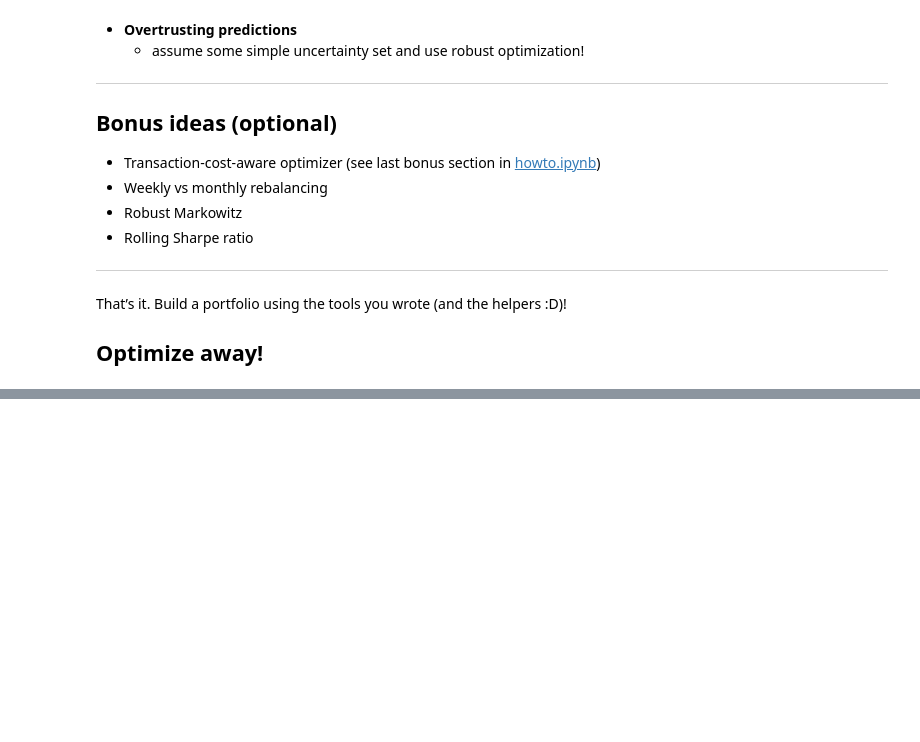
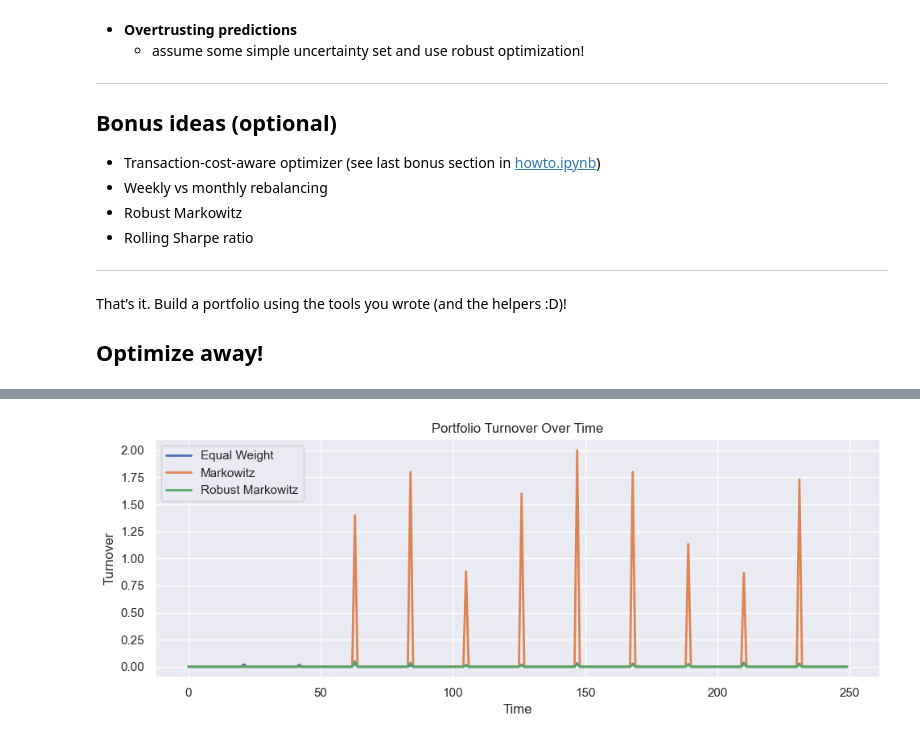
Before and after one commit to parthchafle10/Predict2Optimize-WiDS-2025, a Jupyter notebook: week5/task5.ipynb, the cells around one changed output, grey strips where cells are left out. Saved outputs shown, nothing was run; the diff lists cells and outputs as text; code cells hidden in the pictures; blank space fills up the shorter version.

```diff
--- a/week5/task5.ipynb
+++ b/week5/task5.ipynb
@@ -447,0 +460,16 @@ Sharpe ratio    : 0.2034
+# %%
+plt.figure(figsize=(10,4))
+
+plt.plot(results["turnover"], label="Equal Weight", linewidth=2)
+plt.plot(results_markowitz["turnover"], label="Markowitz", linewidth=2)
+plt.plot(results_robust["turnover"], label="Robust Markowitz", linewidth=2)
+
+plt.title("Portfolio Turnover Over Time")
+plt.xlabel("Time")
+plt.ylabel("Turnover")
+plt.legend()
+plt.grid(True)
+plt.tight_layout()
+plt.show()
+# %% [output]
+[figure, added]
```
Also changed, not shown: parts of 7 cells of this notebook, 1 other file.
